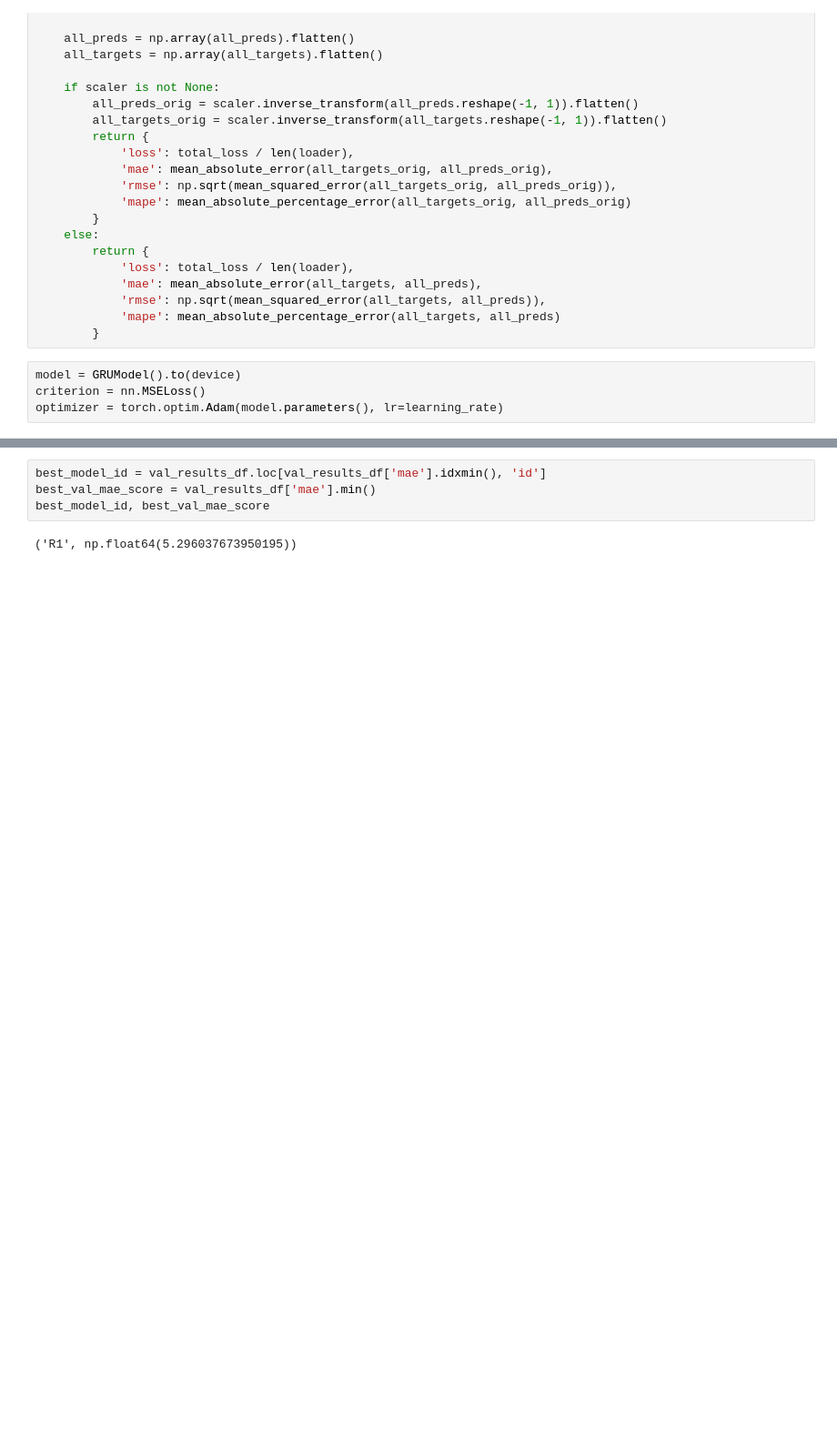
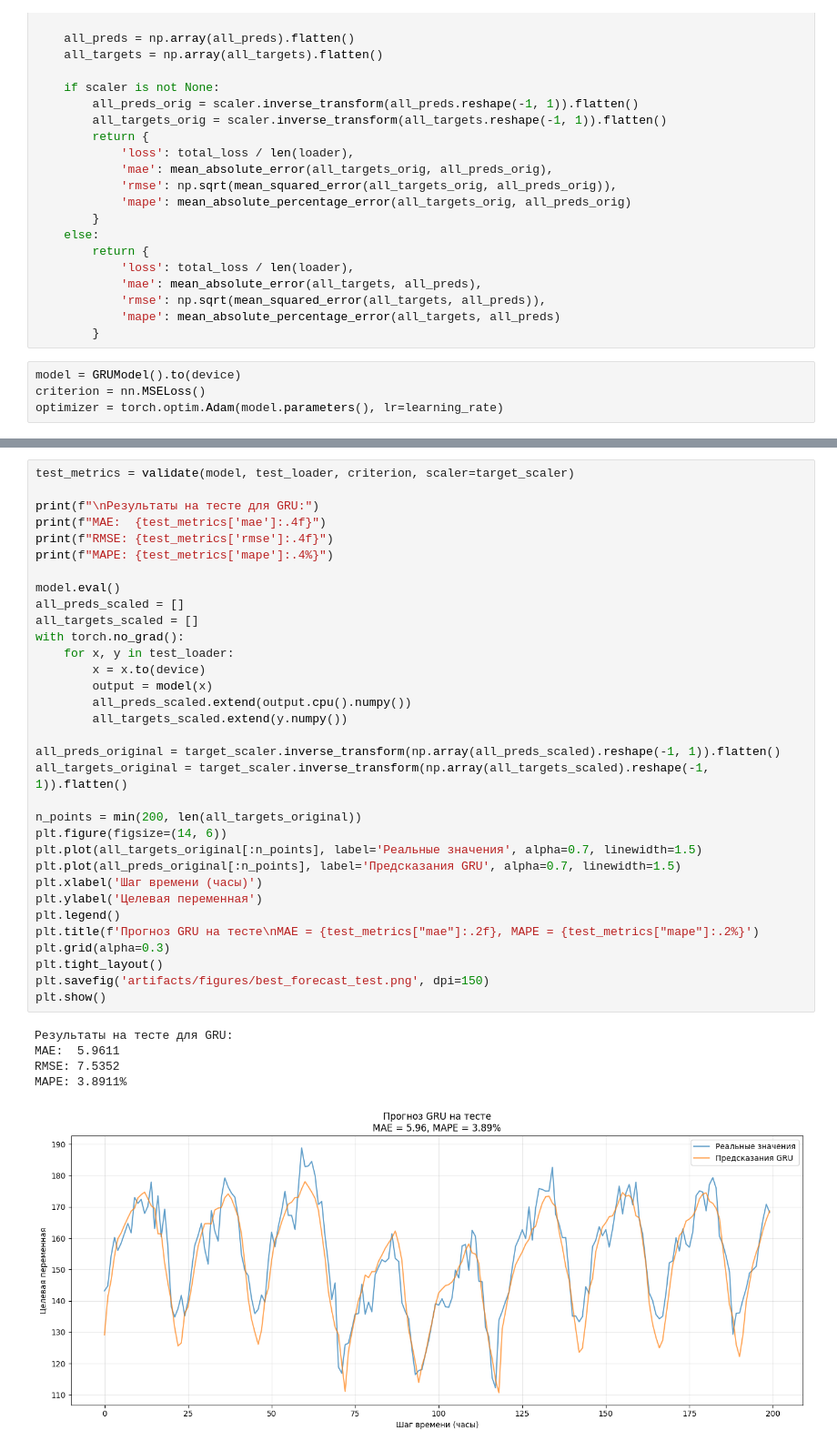
Before and after one commit to ermakinho/a-ermakov, a Jupyter notebook: homeworks/HW12/HW12.ipynb, the cells around one changed output, grey strips where cells are left out. Shown at 91% size. Cells and saved outputs as stored; diff of their text form; blank space fills up the shorter version.

```diff
--- a/homeworks/HW12/HW12.ipynb
+++ b/homeworks/HW12/HW12.ipynb
@@ -374,9 +419,42 @@ R1  5.296038  6.873572 0.035846
 # %%
-best_model_id = val_results_df.loc[val_results_df['mae'].idxmin(), 'id']
-best_val_mae_score = val_results_df['mae'].min()
-best_model_id, best_val_mae_score
+test_metrics = validate(model, test_loader, criterion, scaler=target_scaler)
+
+print(f"\nРезультаты на тесте для GRU:")
+print(f"MAE:  {test_metrics['mae']:.4f}")
+print(f"RMSE: {test_metrics['rmse']:.4f}")
+print(f"MAPE: {test_metrics['mape']:.4%}")
+
+model.eval()
+all_preds_scaled = []
+all_targets_scaled = []
+with torch.no_grad():
+    for x, y in test_loader:
+        x = x.to(device)
+        output = model(x)
+        all_preds_scaled.extend(output.cpu().numpy())
+        all_targets_scaled.extend(y.numpy())
+
+all_preds_original = target_scaler.inverse_transform(np.array(all_preds_scaled).reshape(-1, 1)).flatten()
+all_targets_original = target_scaler.inverse_transform(np.array(all_targets_scaled).reshape(-1, 1)).flatten()
+
+n_points = min(200, len(all_targets_original))
+plt.figure(figsize=(14, 6))
+plt.plot(all_targets_original[:n_points], label='Реальные значения', alpha=0.7, linewidth=1.5)
+plt.plot(all_preds_original[:n_points], label='Предсказания GRU', alpha=0.7, linewidth=1.5)
+plt.xlabel('Шаг времени (часы)')
+plt.ylabel('Целевая переменная')
+plt.legend()
+plt.title(f'Прогноз GRU на тесте\nMAE = {test_metrics["mae"]:.2f}, MAPE = {test_metrics["mape"]:.2%}')
+plt.grid(alpha=0.3)
+plt.tight_layout()
+plt.savefig('artifacts/figures/best_forecast_test.png', dpi=150)
+plt.show()
 # %% [output]
-('R1', np.float64(5.296037673950195))
+Результаты на тесте для GRU:
+MAE:  5.9611
+RMSE: 7.5352
+MAPE: 3.8911%
+[figure, added]
 # %%
 plt.figure(figsize=(15, 10))
 
```
Also changed, not shown: parts of 27 cells of this notebook, 25 other files.
